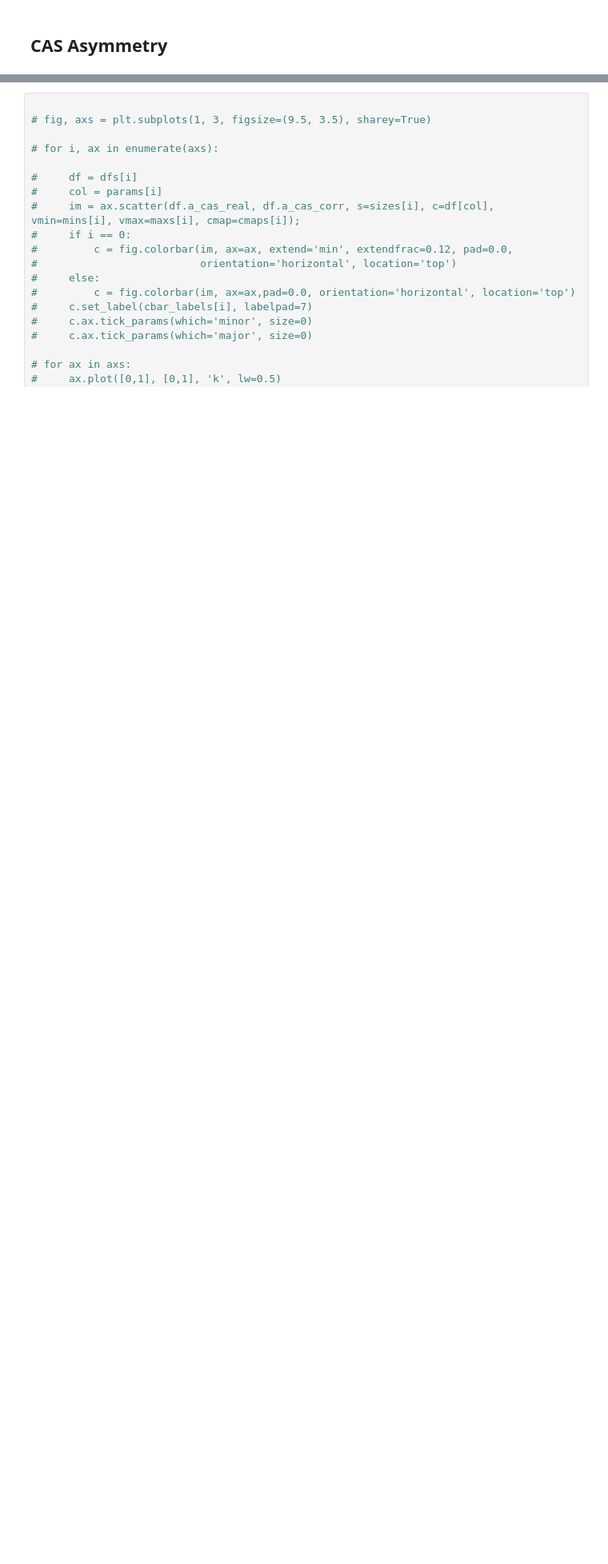
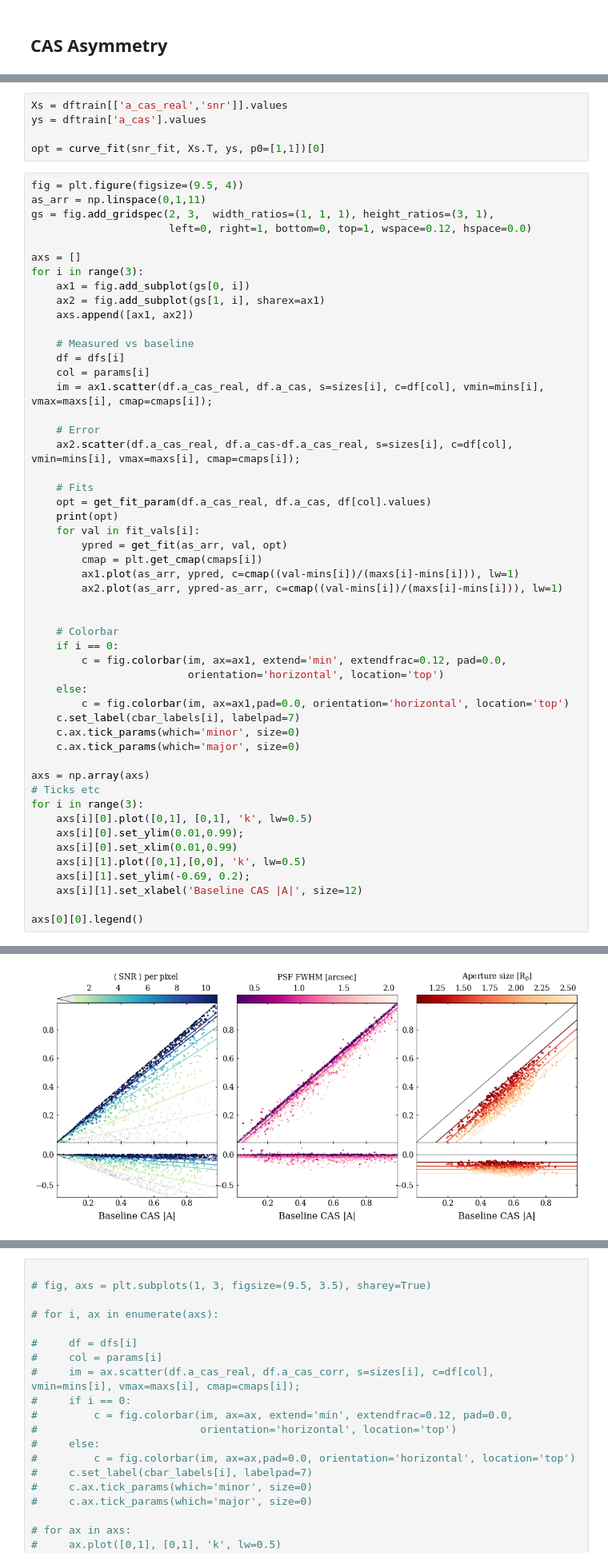
Before and after one commit to astro-nova/asymmetry, a Jupyter notebook: 2 Test series.ipynb, the cells around one changed output, grey strips where cells are left out. Shown at 80% size. Saved outputs shown, nothing was run; the diff lists cells and outputs as text; blank space fills up the shorter version.

```diff
--- a/2 Test series.ipynb
+++ b/2 Test series.ipynb
@@ -199,0 +237,57 @@ RuntimeError: Failed to process string with tex because latex could not be found
+# %%
+Xs = dftrain[['a_cas_real','snr']].values
+ys = dftrain['a_cas'].values
+
+opt = curve_fit(snr_fit, Xs.T, ys, p0=[1,1])[0]
+# %%
+fig = plt.figure(figsize=(9.5, 4))
+as_arr = np.linspace(0,1,11)
+gs = fig.add_gridspec(2, 3,  width_ratios=(1, 1, 1), height_ratios=(3, 1),
+                      left=0, right=1, bottom=0, top=1, wspace=0.12, hspace=0.0)
+
+axs = []
+for i in range(3):
+    ax1 = fig.add_subplot(gs[0, i])
+    ax2 = fig.add_subplot(gs[1, i], sharex=ax1)
+    axs.append([ax1, ax2])
+
+    # Measured vs baseline
+    df = dfs[i]
+    col = params[i]
+    im = ax1.scatter(df.a_cas_real, df.a_cas, s=sizes[i], c=df[col], vmin=mins[i], vmax=maxs[i], cmap=cmaps[i]);
+
+    # Error
+    ax2.scatter(df.a_cas_real, df.a_cas-df.a_cas_real, s=sizes[i], c=df[col], vmin=mins[i], vmax=maxs[i], cmap=cmaps[i]);
+
+    # Fits
+    opt = get_fit_param(df.a_cas_real, df.a_cas, df[col].values)
+    print(opt)
+    for val in fit_vals[i]:
+        ypred = get_fit(as_arr, val, opt)
+        cmap = plt.get_cmap(cmaps[i])
+        ax1.plot(as_arr, ypred, c=cmap((val-mins[i])/(maxs[i]-mins[i])), lw=1)
+        ax2.plot(as_arr, ypred-as_arr, c=cmap((val-mins[i])/(maxs[i]-mins[i])), lw=1)
+
+
+    # Colorbar
+    if i == 0:
+        c = fig.colorbar(im, ax=ax1, extend='min', extendfrac=0.12, pad=0.0,
+                         orientation='horizontal', location='top')
+    else:
+        c = fig.colorbar(im, ax=ax1,pad=0.0, orientation='horizontal', location='top')
+    c.set_label(cbar_labels[i], labelpad=7)
+    c.ax.tick_params(which='minor', size=0)
+    c.ax.tick_params(which='major', size=0)
+
+axs = np.array(axs)
+# Ticks etc
+for i in range(3):
+    axs[i][0].plot([0,1], [0,1], 'k', lw=0.5)
+    axs[i][0].set_ylim(0.01,0.99);
+    axs[i][0].set_xlim(0.01,0.99)
+    axs[i][1].plot([0,1],[0,0], 'k', lw=0.5)
+    axs[i][1].set_ylim(-0.69, 0.2);
+    axs[i][1].set_xlabel('Baseline CAS |A|', size=12)
+
+axs[0][0].legend()
+# %% [output]
@@ -199,0 +299 @@ RuntimeError: Failed to process string with tex because latex could not be found
+[figure, added]
```
Also changed, not shown: parts of 12 cells of this notebook, 3 other files.
